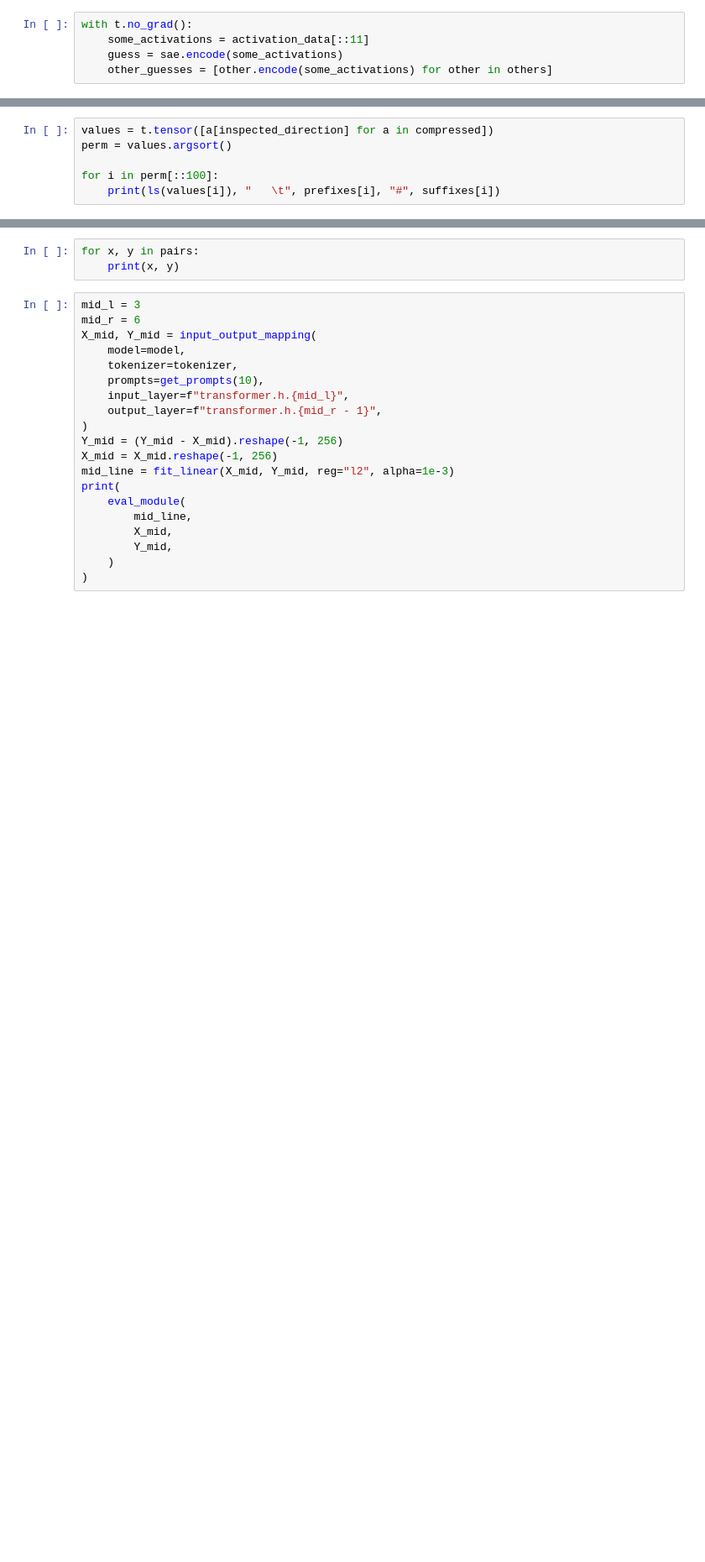
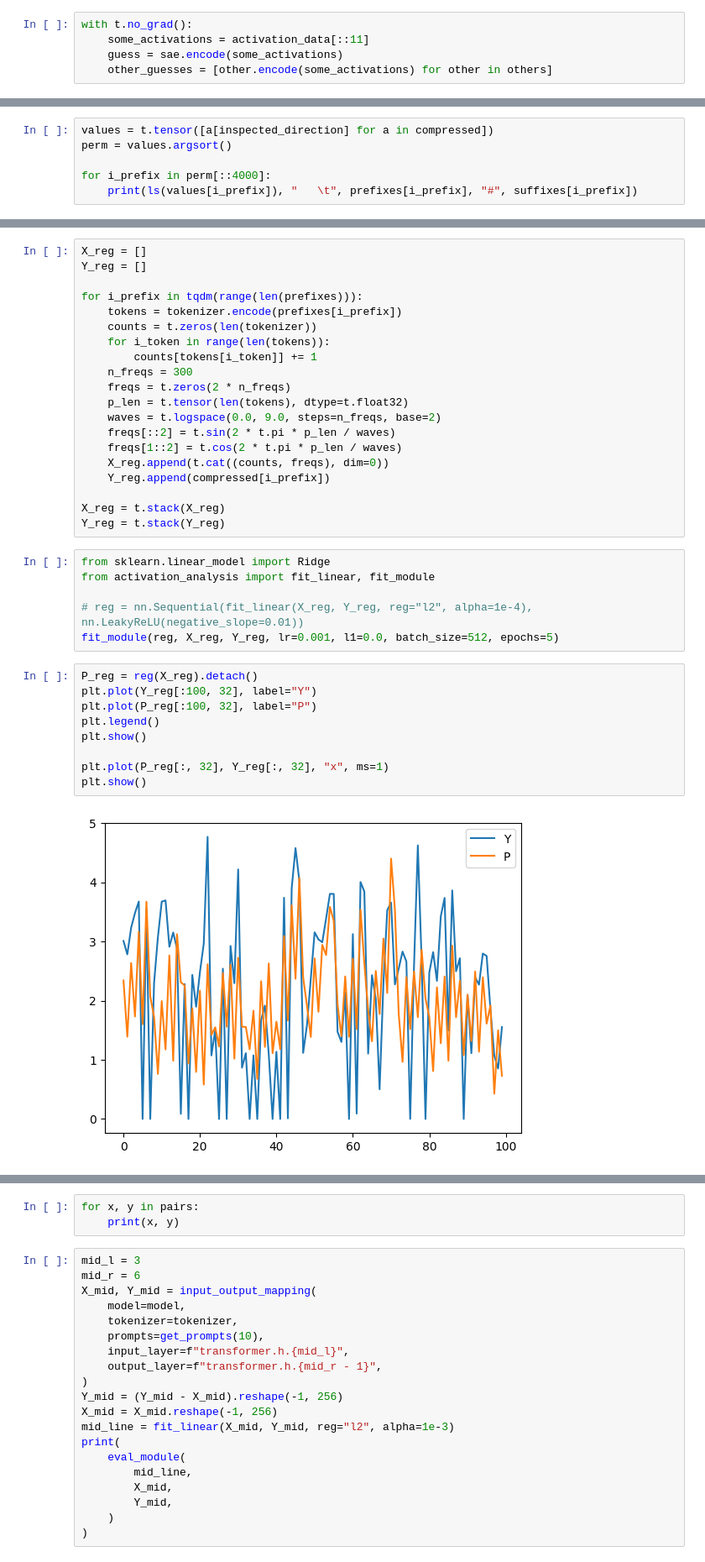
Before and after one commit to msh2481/LanguageTransfer, a Jupyter notebook: layer_replacement.ipynb, the cells around one changed output, grey strips where cells are left out. Shown at 84% size. Drawn from its saved outputs; the diff is of its cells as text; blank space fills up the shorter version.

```diff
--- a/layer_replacement.ipynb
+++ b/layer_replacement.ipynb
@@ -209,6 +229,6 @@ for prompt, position in short_prompts:
 values = t.tensor([a[inspected_direction] for a in compressed])
 perm = values.argsort()
 
-for i in perm[::100]:
-    print(ls(values[i]), "   \t", prefixes[i], "#", suffixes[i])
+for i_prefix in perm[::4000]:
+    print(ls(values[i_prefix]), "   \t", prefixes[i_prefix], "#", suffixes[i_prefix])
 # %% [output]
@@ -292,0 +304,37 @@ suffix (first) 2000 [('<170', 0.009), ('<213', 0.009), ('<224', 0.009), ('<6', 0
+# %%
+X_reg = []
+Y_reg = []
+
+for i_prefix in tqdm(range(len(prefixes))):
+    tokens = tokenizer.encode(prefixes[i_prefix])
+    counts = t.zeros(len(tokenizer))
+    for i_token in range(len(tokens)):
+        counts[tokens[i_token]] += 1
+    n_freqs = 300
+    freqs = t.zeros(2 * n_freqs)
+    p_len = t.tensor(len(tokens), dtype=t.float32)
+    waves = t.logspace(0.0, 9.0, steps=n_freqs, base=2)
+    freqs[::2] = t.sin(2 * t.pi * p_len / waves)
+    freqs[1::2] = t.cos(2 * t.pi * p_len / waves)
+    X_reg.append(t.cat((counts, freqs), dim=0))
+    Y_reg.append(compressed[i_prefix])
+
+X_reg = t.stack(X_reg)
+Y_reg = t.stack(Y_reg)
+# %%
+from sklearn.linear_model import Ridge
+from activation_analysis import fit_linear, fit_module
+
+# reg = nn.Sequential(fit_linear(X_reg, Y_reg, reg="l2", alpha=1e-4), nn.LeakyReLU(negative_slope=0.01))
+fit_module(reg, X_reg, Y_reg, lr=0.001, l1=0.0, batch_size=512, epochs=5)
+# %%
+P_reg = reg(X_reg).detach()
+plt.plot(Y_reg[:100, 32], label="Y")
+plt.plot(P_reg[:100, 32], label="P")
+plt.legend()
+plt.show()
+
+plt.plot(P_reg[:, 32], Y_reg[:, 32], "x", ms=1)
+plt.show()
+# %% [output]
+[figure, added]
```
Also changed, not shown: parts of 19 cells of this notebook.
